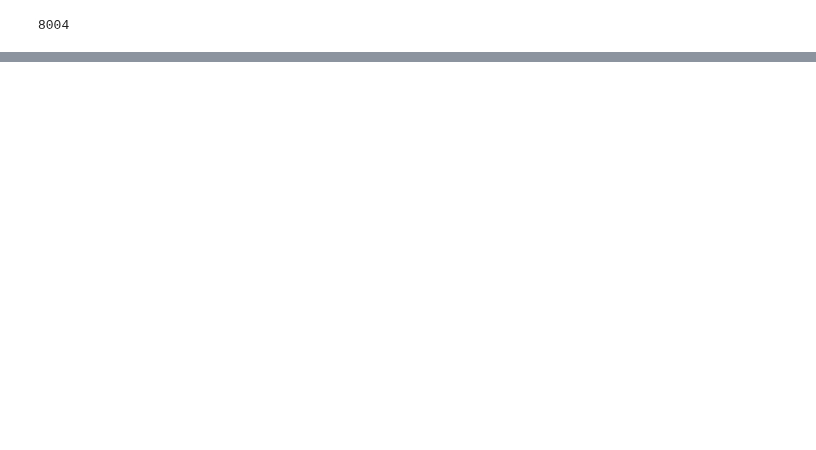
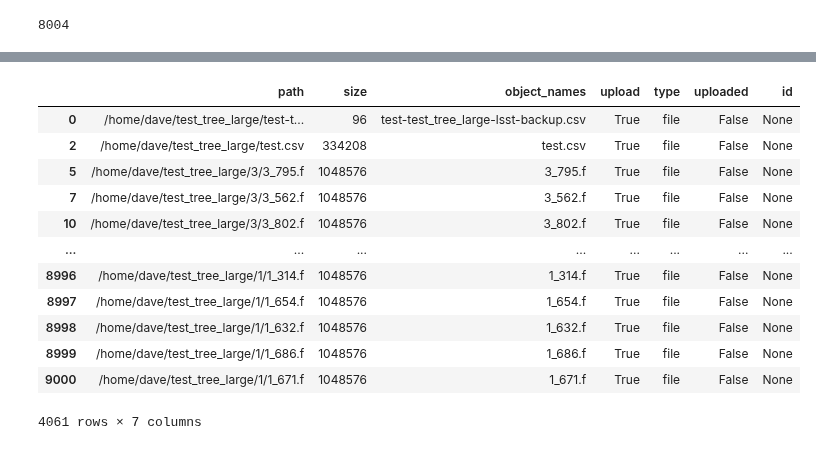
Before and after one commit to lsst-uk/csd3-echo-somerville, a Jupyter notebook: csd3-side/scripts/test_new_traversal_strategy.ipynb, the cells around one changed output, grey strips where cells are left out. Drawn from its saved outputs; the diff is of its cells as text; code cells hidden in the pictures; blank space fills up the shorter version.

```diff
--- a/csd3-side/scripts/test_new_traversal_strategy.ipynb
+++ b/csd3-side/scripts/test_new_traversal_strategy.ipynb
@@ -282,0 +346,21 @@ Size is less than max zip size
+# %%
+ind_files = uploads[uploads['batch_number'] == 0].drop(columns=['batch_number', 'individual_upload'])
+ind_files['upload'] = True
+ind_files['uploaded'] = False
+ind_files.rename(columns={'local_path': 'path'}, inplace=True)
+ind_files['id'] = None
+ind_files
+# %% [output]
+|  | path | size | object_names | upload | type | uploaded | id |
+| 0 | /home/dave/test_tree_large/test-t... | 96 | test-test_tree_large-lsst-backup.csv | True | file | False | None |
+| 2 | /home/dave/test_tree_large/test.csv | 334208 | test.csv | True | file | False | None |
+| 5 | /home/dave/test_tree_large/3/3_795.f | 1048576 | 3_795.f | True | file | False | None |
+| 7 | /home/dave/test_tree_large/3/3_562.f | 1048576 | 3_562.f | True | file | False | None |
+| 10 | /home/dave/test_tree_large/3/3_802.f | 1048576 | 3_802.f | True | file | False | None |
+| ... | ... | ... | ... | ... | ... | ... | ... |
+| 8996 | /home/dave/test_tree_large/1/1_314.f | 1048576 | 1_314.f | True | file | False | None |
+| 8997 | /home/dave/test_tree_large/1/1_654.f | 1048576 | 1_654.f | True | file | False | None |
+| 8998 | /home/dave/test_tree_large/1/1_632.f | 1048576 | 1_632.f | True | file | False | None |
+| 8999 | /home/dave/test_tree_large/1/1_686.f | 1048576 | 1_686.f | True | file | False | None |
+| 9000 | /home/dave/test_tree_large/1/1_671.f | 1048576 | 1_671.f | True | file | False | None |
+4061 rows × 7 columns
```
Also changed, not shown: parts of 22 cells of this notebook, 1 other file.
